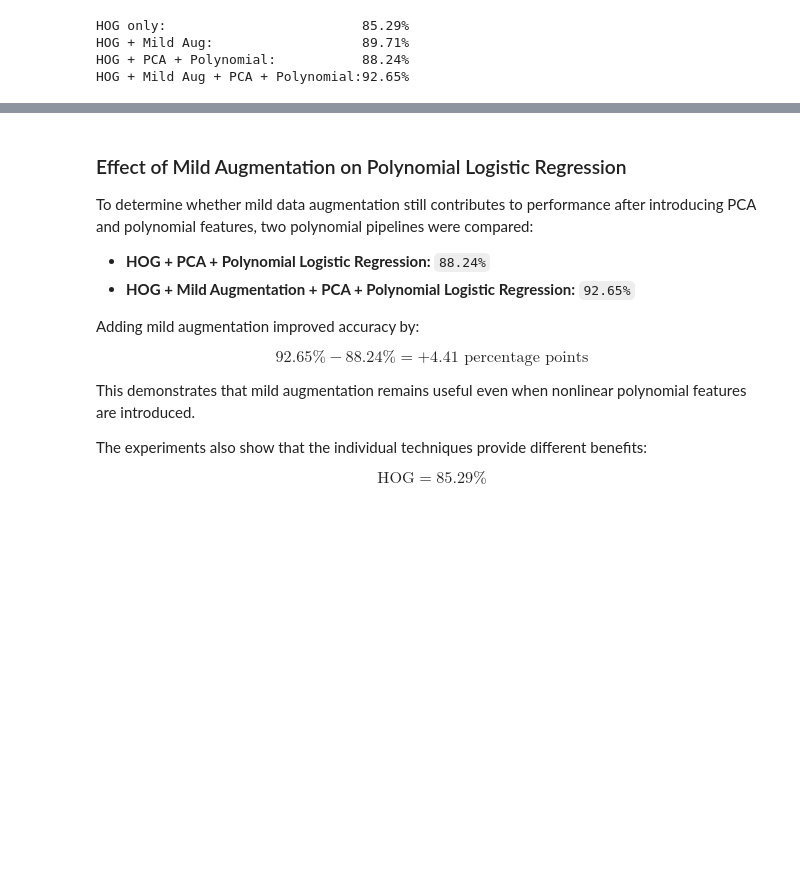
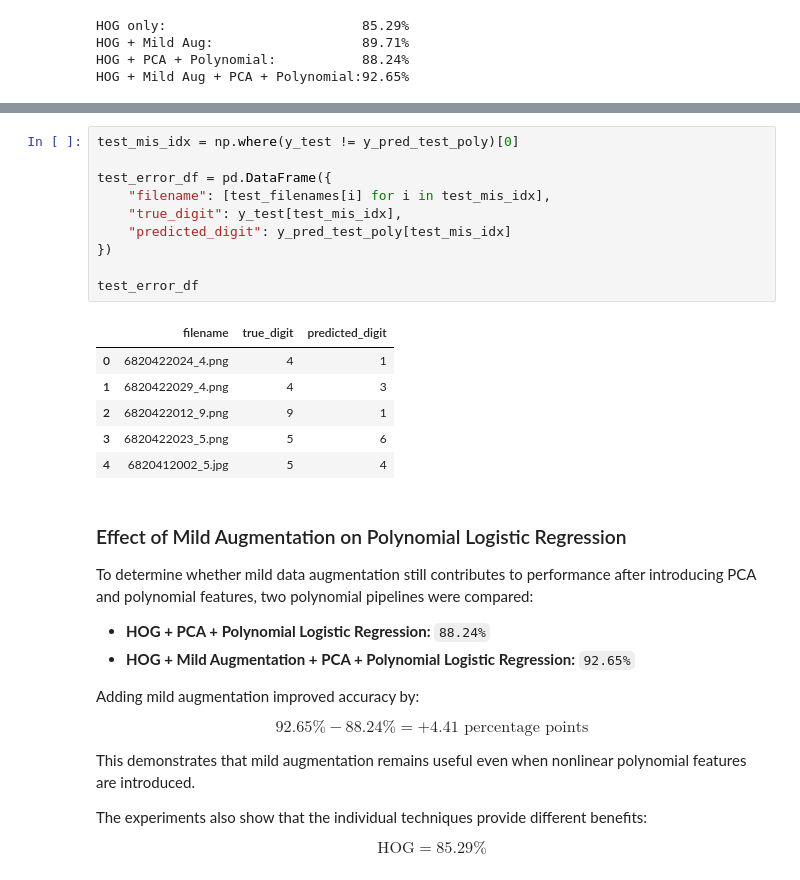
Before and after one commit to Dabpe/Hand-written-digit-recognition, a Jupyter notebook: homework2_handwritten_digit_recognition_6820422031.ipynb, the cells around one changed output, grey strips where cells are left out. Cells and saved outputs as stored; diff of their text form; blank space fills up the shorter version.

```diff
--- a/homework2_handwritten_digit_recognition_6820422031.ipynb
+++ b/homework2_handwritten_digit_recognition_6820422031.ipynb
@@ -2302,3 +2390,20 @@ HOG + Mild Aug + PCA + Polynomial:92.65%
+# %%
+test_mis_idx = np.where(y_test != y_pred_test_poly)[0]
+
+test_error_df = pd.DataFrame({
+    "filename": [test_filenames[i] for i in test_mis_idx],
+    "true_digit": y_test[test_mis_idx],
+    "predicted_digit": y_pred_test_poly[test_mis_idx]
+})
+
+test_error_df
+# %% [output]
+|  | filename | true_digit | predicted_digit |
+| 0 | 6820422024_4.png | 4 | 1 |
+| 1 | 6820422029_4.png | 4 | 3 |
+| 2 | 6820422012_9.png | 9 | 1 |
+| 3 | 6820422023_5.png | 5 | 6 |
+| 4 | 6820412002_5.jpg | 5 | 4 |
 # %% [markdown]
 ### Effect of Mild Augmentation on Polynomial Logistic Regression
 
```
Also changed, not shown: parts of 5 cells of this notebook.
